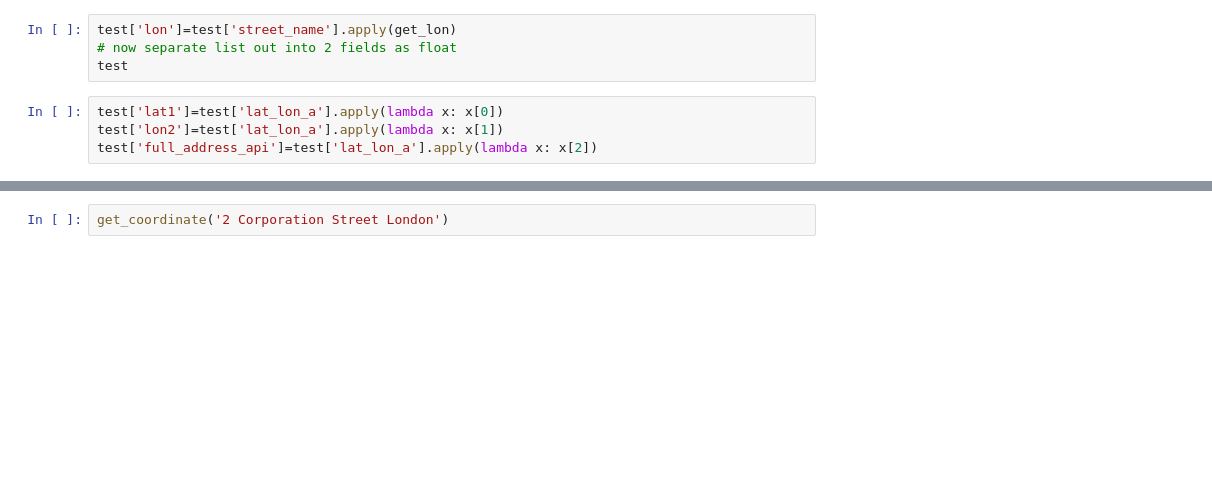
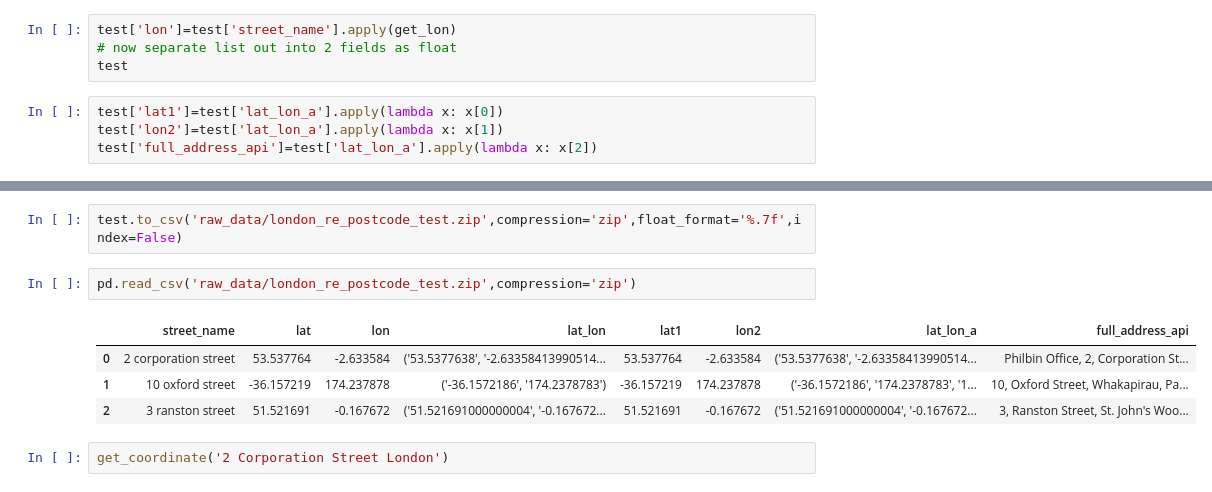
Before and after one commit to MarieMCodes/re_value_predictor, a Jupyter notebook: notebooks/marie_latlong.ipynb, the cells around one changed output, grey strips where cells are left out. Drawn from its saved outputs; the diff is of its cells as text; blank space fills up the shorter version.

```diff
--- a/notebooks/marie_latlong.ipynb
+++ b/notebooks/marie_latlong.ipynb
@@ -96,3 +100,12 @@ test
+# %%
+test.to_csv('raw_data/london_re_postcode_test.zip',compression='zip',float_format='%.7f',index=False)
+# %%
+pd.read_csv('raw_data/london_re_postcode_test.zip',compression='zip')
+# %% [output]
+|  | street_name | lat | lon | lat_lon | lat1 | lon2 | lat_lon_a | full_address_api |
+| 0 | 2 corporation street | 53.537764 | -2.633584 | ('53.5377638', '-2.63358413990514... | 53.537764 | -2.633584 | ('53.5377638', '-2.63358413990514... | Philbin Office, 2, Corporation St... |
+| 1 | 10 oxford street | -36.157219 | 174.237878 | ('-36.1572186', '174.2378783') | -36.157219 | 174.237878 | ('-36.1572186', '174.2378783', '1... | 10, Oxford Street, Whakapirau, Pa... |
+| 2 | 3 ranston street | 51.521691 | -0.167672 | ('51.521691000000004', '-0.167672... | 51.521691 | -0.167672 | ('51.521691000000004', '-0.167672... | 3, Ranston Street, St. John's Woo... |
 # %%
 get_coordinate('2 Corporation Street London')
 # %% [output]
```
Also changed, not shown: parts of 14 cells of this notebook.
